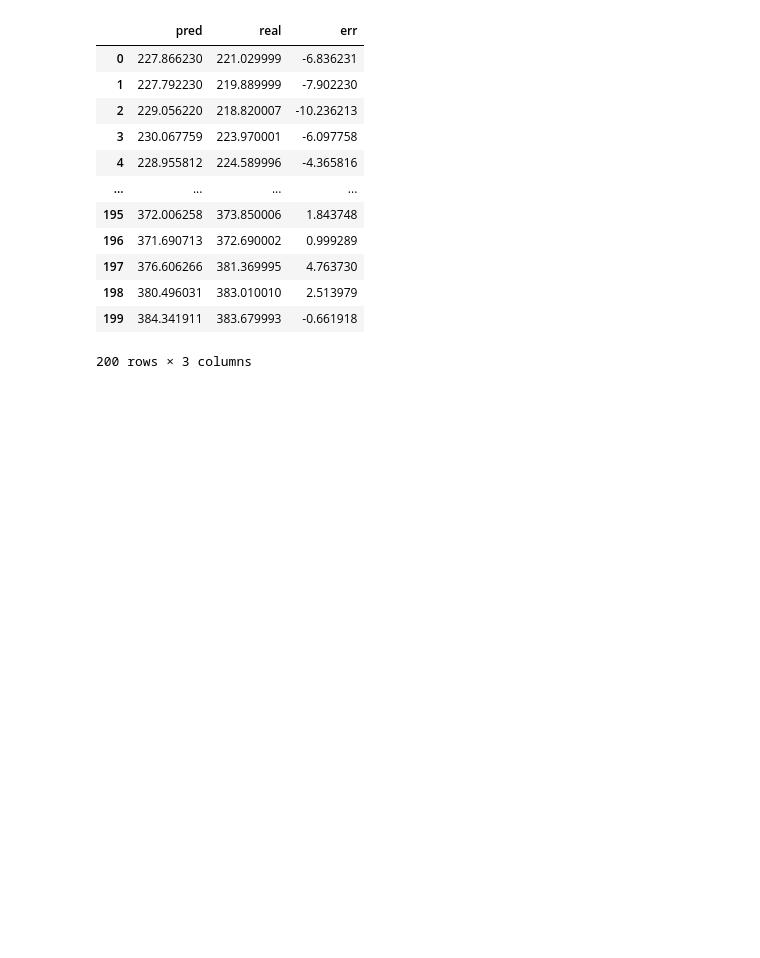
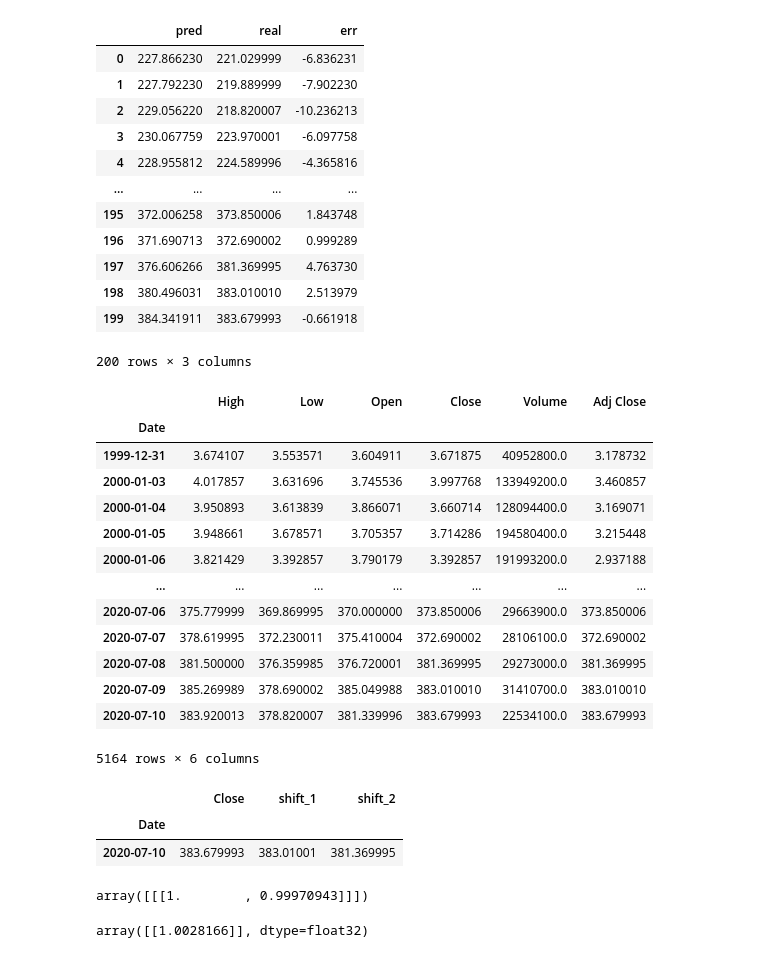
Before and after one commit to ChungSeok-Lee/StockMaster, a Jupyter notebook: src/parkjunsung/Stock_Master.ipynb, the cells around one changed output. Cells and saved outputs as stored; diff of their text form; code cells hidden in the pictures; blank space fills up the shorter version.

```diff
--- a/src/parkjunsung/Stock_Master.ipynb
+++ b/src/parkjunsung/Stock_Master.ipynb
@@ -264,0 +282,17 @@ get_real(pred[['pred', 'real']], scaler_Close)
+# %%
+df
+# %% [output]
+|  | High | Low | Open | Close | Volume | Adj Close |
+| Date |  |  |  |  |  |  |
+| 1999-12-31 | 3.674107 | 3.553571 | 3.604911 | 3.671875 | 40952800.0 | 3.178732 |
+| 2000-01-03 | 4.017857 | 3.631696 | 3.745536 | 3.997768 | 133949200.0 | 3.460857 |
+| 2000-01-04 | 3.950893 | 3.613839 | 3.866071 | 3.660714 | 128094400.0 | 3.169071 |
+| 2000-01-05 | 3.948661 | 3.678571 | 3.705357 | 3.714286 | 194580400.0 | 3.215448 |
+| 2000-01-06 | 3.821429 | 3.392857 | 3.790179 | 3.392857 | 191993200.0 | 2.937188 |
+| ... | ... | ... | ... | ... | ... | ... |
+| 2020-07-06 | 375.779999 | 369.869995 | 370.000000 | 373.850006 | 29663900.0 | 373.850006 |
+| 2020-07-07 | 378.619995 | 372.230011 | 375.410004 | 372.690002 | 28106100.0 | 372.690002 |
+| 2020-07-08 | 381.500000 | 376.359985 | 376.720001 | 381.369995 | 29273000.0 | 381.369995 |
+| 2020-07-09 | 385.269989 | 378.690002 | 385.049988 | 383.010010 | 31410700.0 | 383.010010 |
+| 2020-07-10 | 383.920013 | 378.820007 | 381.339996 | 383.679993 | 22534100.0 | 383.679993 |
+5164 rows × 6 columns
@@ -264,0 +306,6 @@ get_real(pred[['pred', 'real']], scaler_Close)
+# %%
+target
+# %% [output]
+|  | Close | shift_1 | shift_2 |
+| Date |  |  |  |
+| 2020-07-10 | 383.679993 | 383.01001 | 381.369995 |
@@ -264,0 +318,8 @@ get_real(pred[['pred', 'real']], scaler_Close)
+# %%
+sc_test
+# %% [output]
+array([[[1.        , 0.99970943]]])
+# %%
+model.predict(sc_test)
+# %% [output]
+array([[1.0028166]], dtype=float32)
```
Also changed, not shown: parts of 12 cells of this notebook, 2 other files.
